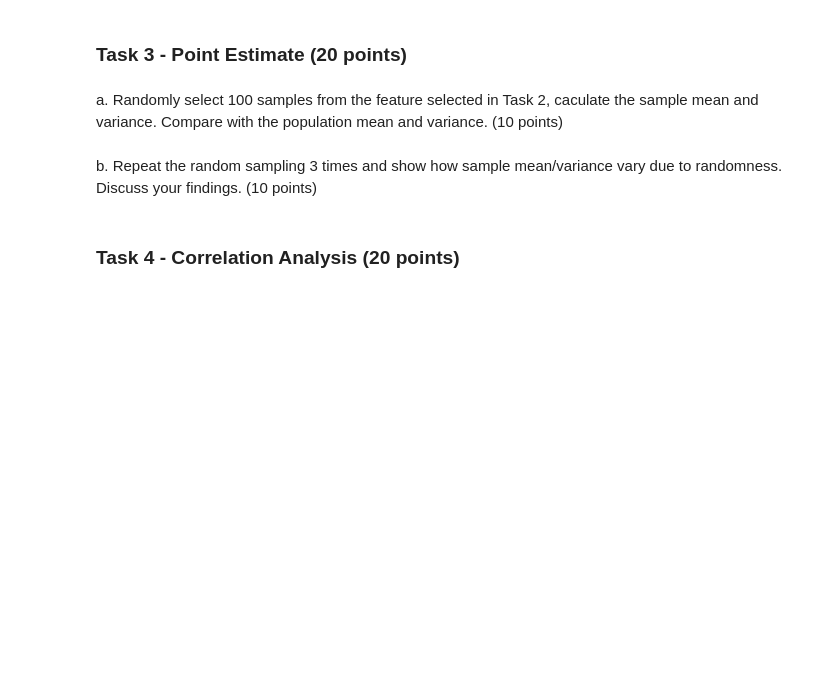
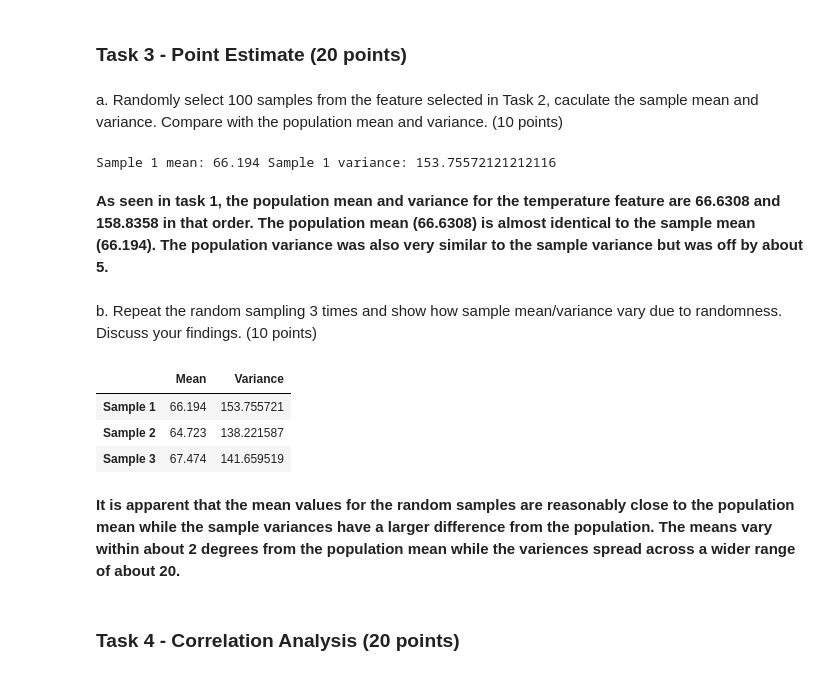
Before and after one commit to alexachegue/csc405-group11, a Jupyter notebook: notebooks/stage2_analysis.ipynb, the cells around one changed output. Cells and saved outputs as stored; diff of their text form; code cells hidden in the pictures; blank space fills up the shorter version.

Commit message:
completed task 3

```diff
--- a/notebooks/stage2_analysis.ipynb
+++ b/notebooks/stage2_analysis.ipynb
@@ -74,8 +74,36 @@ plt.plot(x, fitted_curve, 'r-', linewidth=2, label='Fitted Normal Distribution')
 ### Task 3 - Point Estimate (20 points)
 # %% [markdown]
 a. Randomly select 100 samples from the feature selected in Task 2, caculate the sample mean and variance. Compare with the population mean and variance. (10 points)
+# %%
+sample1 = temperature_data.sample(n=100, random_state=42)
+
+print('Sample 1 mean:', sample1.mean(), 'Sample 1 variance:', sample1.var())
+# %% [output]
+Sample 1 mean: 66.194 Sample 1 variance: 153.75572121212116
+# %% [markdown]
+**As seen in task 1, the population mean and variance for the temperature feature are 66.6308 and 158.8358 in that order. The population mean (66.6308) is almost identical to the sample mean (66.194). The population variance was also very similar to the sample variance but was off by about 5.**
 # %% [markdown]
 b. Repeat the random sampling 3 times and show how sample mean/variance vary due to randomness. Discuss your findings. (10 points)
+# %%
+sample2 = temperature_data.sample(n=100, random_state=41)
+sample3 = temperature_data.sample(n=100, random_state=40)
+sample_df = pd.concat([sample1, sample2, sample3], axis = 1)
+
+sample_df.columns = ['Sample 1', 'Sample 2', 'Sample 3']
+
+sample_stats = pd.DataFrame({
+    'Mean': [sample_df[col].mean() for col in sample_df.columns],
+    'Variance': [sample_df[col].var() for col in sample_df.columns],
+}, index=sample_df.columns)
+
+sample_stats
+# %% [output]
+|  | Mean | Variance |
+| Sample 1 | 66.194 | 153.755721 |
+| Sample 2 | 64.723 | 138.221587 |
+| Sample 3 | 67.474 | 141.659519 |
+# %% [markdown]
+**It is apparent that the mean values for the random samples are reasonably close to the population mean while the sample variances have a larger difference from the population. The means vary within about 2 degrees from the population mean while the variences spread across a wider range of about 20.**
 # %% [markdown]
 ### Task 4 - Correlation Analysis (20 points)
 # %% [markdown]
```
Also changed, not shown: parts of 1 cell of this notebook.
